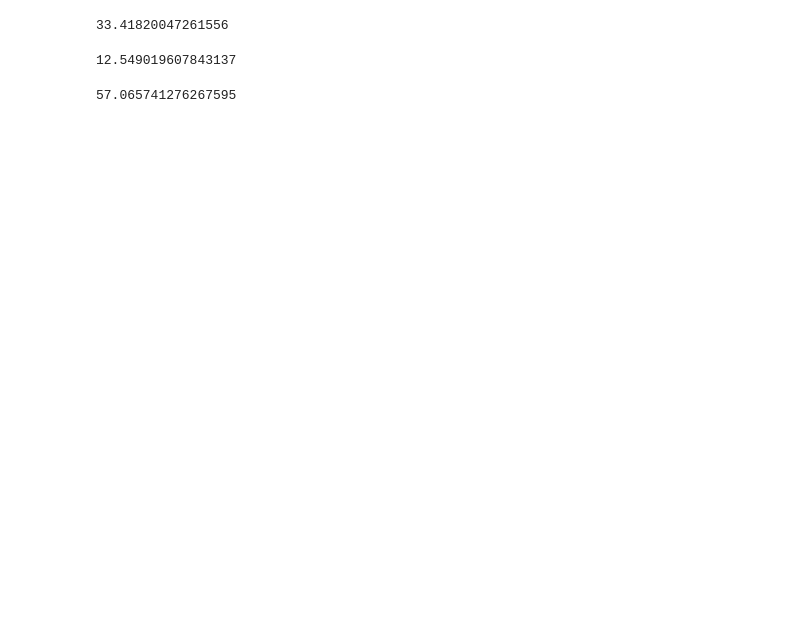
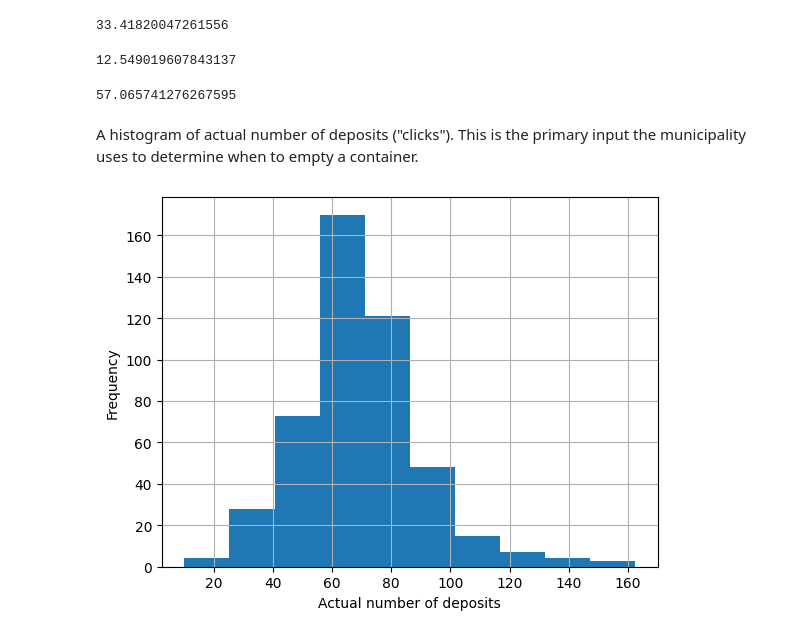
Before and after one commit to N-Wouda/Urban-Waste-Collection, a Jupyter notebook: notebooks/sensordata.ipynb, the cells around one changed output. Drawn from its saved outputs; the diff is of its cells as text; code cells hidden in the pictures; blank space fills up the shorter version.

```diff
--- a/notebooks/sensordata.ipynb
+++ b/notebooks/sensordata.ipynb
@@ -46,3 +47,12 @@ avg_volume.min()
 avg_volume.max()
 # %% [output]
 57.065741276267595
+# %% [markdown]
+A histogram of actual number of deposits ("clicks").
+This is the primary input the municipality uses to determine when to empty a container.
+# %%
+ax = df["Daadwerkelijk aantal klikbewegingen"].hist()
+ax.set_xlabel("Actual number of deposits")
+ax.set_ylabel("Frequency");
+# %% [output]
+[figure, added]
```
Also changed, not shown: parts of 3 cells of this notebook.
